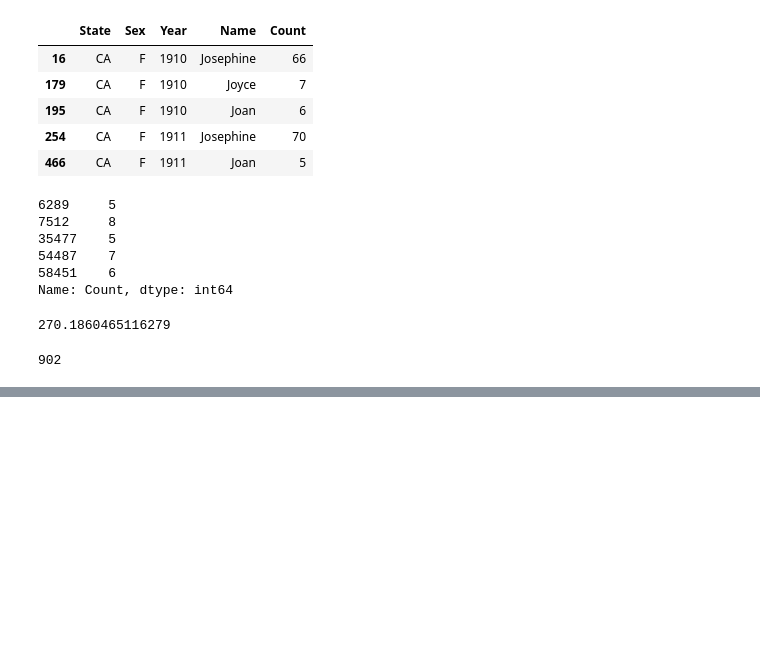
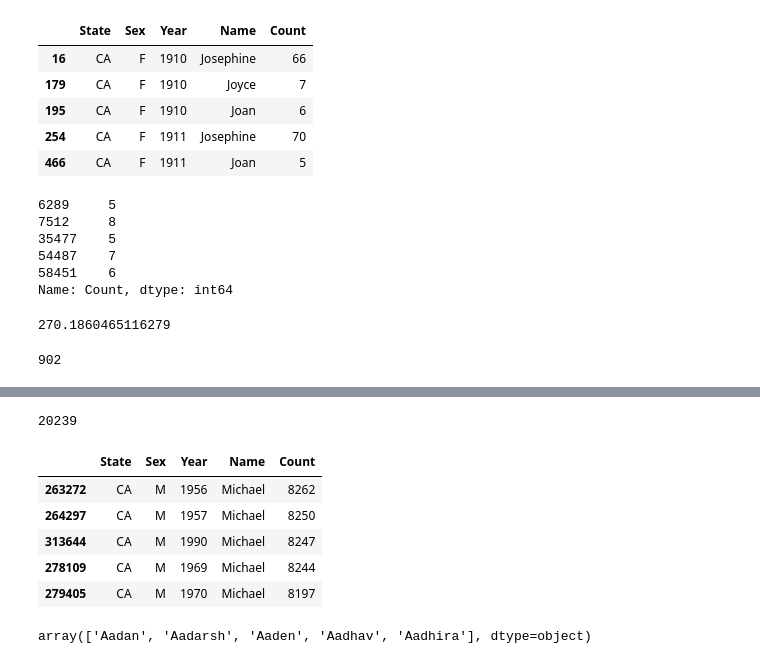
Before and after one commit to jordanarlan/UC-Berkeley-DS100, a Jupyter notebook: Week 2/Pandas II Notes.ipynb, the cells around one changed output, grey strips where cells are left out. Cells and saved outputs as stored; diff of their text form; code cells hidden in the pictures; blank space fills up the shorter version.

```diff
--- a/Week 2/Pandas II Notes.ipynb
+++ b/Week 2/Pandas II Notes.ipynb
@@ -137,0 +191,17 @@ max(bella_counts)
+# %%
+len(babynames["Name"].unique())
+# %% [output]
+20239
+# %%
+babynames.sort_values(by = "Count", ascending=False).head()
+# %% [output]
+|  | State | Sex | Year | Name | Count |
+| 263272 | CA | M | 1956 | Michael | 8262 |
+| 264297 | CA | M | 1957 | Michael | 8250 |
+| 313644 | CA | M | 1990 | Michael | 8247 |
+| 278109 | CA | M | 1969 | Michael | 8244 |
+| 279405 | CA | M | 1970 | Michael | 8197 |
+# %%
+babynames["Name"].sort_values(ascending=True).unique()[:5]
+# %% [output]
+array(['Aadan', 'Aadarsh', 'Aaden', 'Aadhav', 'Aadhira'], dtype=object)
```
Also changed, not shown: parts of 15 cells of this notebook.
